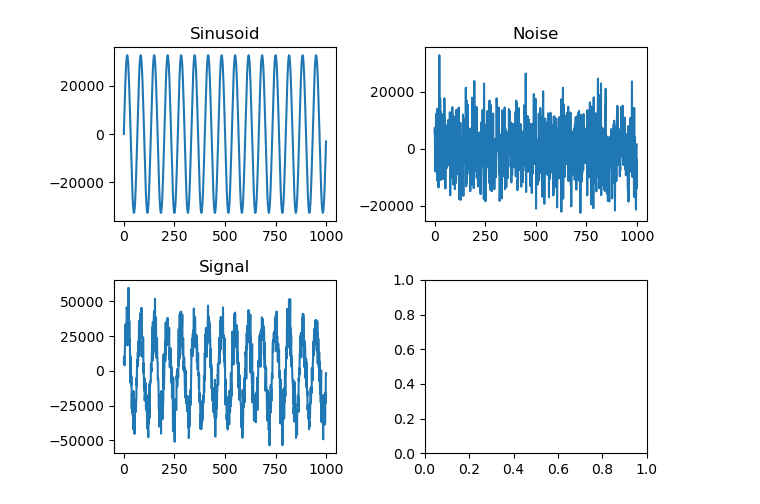
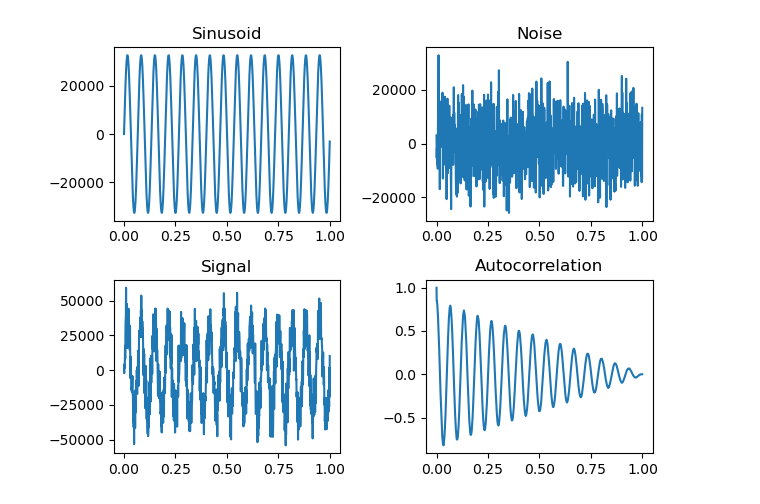
Before and after one commit to derick-amontagna/master-degree-ufsc-electrical-engineering, a Jupyter notebook: PSB/T1/ex01.ipynb, the cells around one changed output. Drawn from its saved outputs; the diff is of its cells as text; code cells hidden in the pictures.

```diff
--- a/PSB/T1/ex01.ipynb
+++ b/PSB/T1/ex01.ipynb
@@ -2,42 +2,54 @@
 import math
 import numpy as np
 import matplotlib.pyplot as plt
+
+
+def normalise(x,MAX_INT16=32767):
+    maxamp = max(x)
+    amp = math.floor(MAX_INT16/maxamp)
+    norm = np.zeros(len(x))
+    for i in range(len(x)):
+        norm[i] = amp*x[i]
+    return norm
+
 
 def genSine(a, f0, fs, dur):
     t = np.arange(dur)
     sinusoid = a*np.sin(2*np.pi*t*(f0/fs))
     sinusoid = normalise(sinusoid)
     return sinusoid
 
 
 def genNoise(a, dur):
     noise = a*np.random.normal(0,1,dur)
     noise = normalise(noise)
     return noise
 
 
-def normalise(x,MAX_INT16=32767):
-    maxamp = max(x)
-    amp = math.floor(MAX_INT16/maxamp)
-    norm = np.zeros(len(x))
-    for i in range(len(x)):
-        norm[i] = amp*x[i]
-    return norm
+def autocorrelation(signal):
+    mean = np.mean(signal)
+    var = np.var(signal)
+    norm_data = signal - mean
+    acorr = np.correlate(norm_data, norm_data, 'full')[len(norm_data)-1:]
+    return acorr / var / len(norm_data)
 
 fs = 1000
 dur = 1*fs
-t = np.arange(dur)
+tstep = 1 / fs
+t = np.linspace(0, (dur-1)*tstep, dur)
 sinusoid = genSine(1,15,fs,dur)
 noise = genNoise(5, dur)
 signal = noise + sinusoid
 
 fig, ((ax1, ax2), (ax3, ax4)) = plt.subplots(2, 2)
 ax1.plot(t, sinusoid)
 ax1.set_title('Sinusoid')
 ax2.plot(t, noise)
 ax2.set_title('Noise')
 ax3.plot(t, signal)
 ax3.set_title('Signal')
-    plt.tight_layout()
+ax4.plot(t, autocorrelation(signal))
+ax4.set_title('Autocorrelation')
+plt.tight_layout()
 # %% [output]
-[figure, old version]
+[figure, new version]
```
Also changed, not shown: parts of 1 cell of this notebook, 3 other files.
